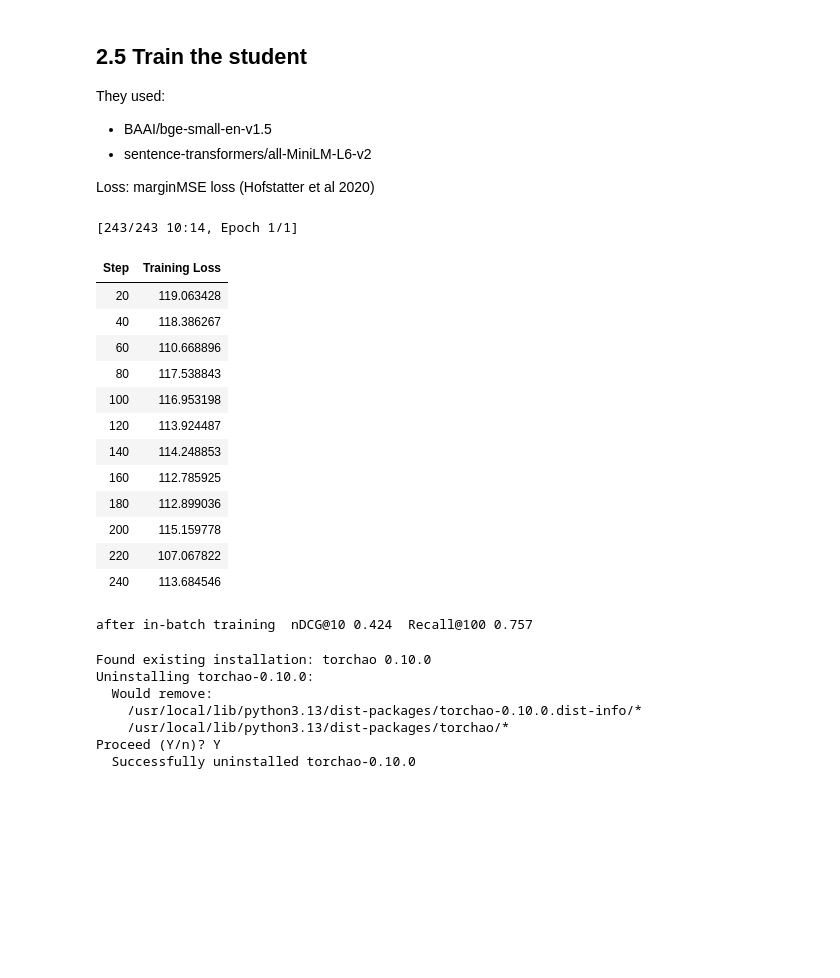
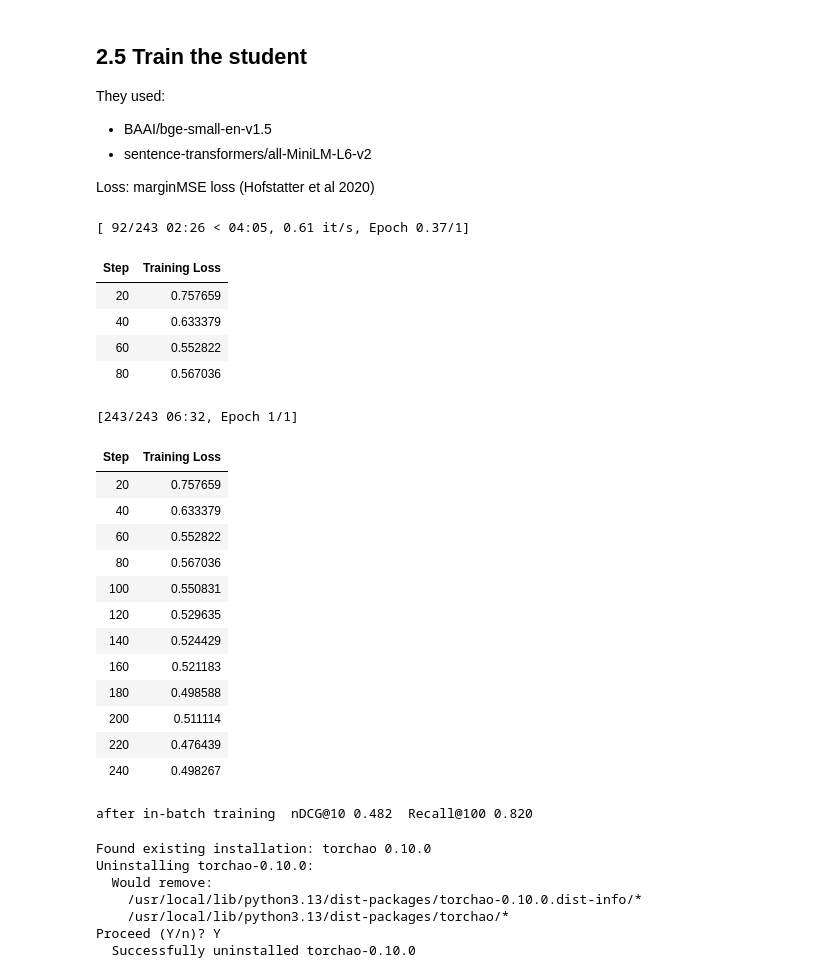
Before and after one commit to fserracrespi/ir2_Project, a Jupyter notebook: pairs/10-gpl/reproduce.ipynb, the cells around one changed output. Drawn from its saved outputs; the diff is of its cells as text; code cells hidden in the pictures; blank space fills up the shorter version.

```diff
--- a/pairs/10-gpl/reproduce.ipynb
+++ b/pairs/10-gpl/reproduce.ipynb
@@ -429,0 +432,42 @@ loaded 7773 queries,  7773 pools and 7773 examples.
+# %%
+import json, os
+
+def rescale_fn(margin, org_min, org_max, new_min, new_max):
+    # unchanged from the GPL repository (gpl/toolkit)
+    if org_max == 0 or org_min == 0:
+        pass
+    elif margin > 0:
+        org_min, new_min = 0, 0
+    else:
+        assert margin <= 0
+        org_max, new_max = 0, 0
+    return new_min + (margin - org_min) * (new_max - new_min) / (org_max - org_min)
+
+
+def rescale_gpl_json(fpath, new_min=-2.0, new_max=2.0, suffix="rescaled"):
+    fpath_rescaled = fpath.replace(".json", f".{suffix}.json")
+    if os.path.exists(fpath_rescaled):
+        print("Rescaled file already exists, skipping:", fpath_rescaled)
+        return fpath_rescaled
+
+    with open(fpath) as f:
+        dataset = json.load(f)
+    margins = [e[3] for e in dataset["examples"]]
+    org_min, org_max = min(margins), max(margins)
+    assert org_min != org_max
+
+    dataset["examples"] = [[q, p, n, rescale_fn(m, org_min, org_max, new_min, new_max)]
+                           for q, p, n, m in dataset["examples"]]
+    dataset["rescale"] = {"org_range": [org_min, org_max], "new_range": [new_min, new_max]}
+
+    with open(fpath_rescaled, "w") as f:
+        json.dump(dataset, f)
+    print(f"Rescaled margins from [{org_min:.2f}, {org_max:.2f}] to [{new_min}, {new_max}] -> {fpath_rescaled}")
+    return fpath_rescaled
+# %%
+path = rescale_gpl_json("/content/drive/MyDrive/gpl/scifact_synthetic_dataset_half_3_10.json")
+
+with open(path) as f:
+    dataset = json.load(f)
+generated, pool_ids, examples = dataset["generated"], dataset["pool_ids"], dataset["examples"]
+print("loaded", len(examples), "examples; rescale info:", dataset["rescale"])
@@ -445,30 +492,37 @@ def train(model, data, output_dir, lr=2e-5):
 # %%
 train_dataset = Dataset.from_dict({
     "text1": [testbed.BGE_QUERY + q[0] for q in examples],
     "text2": [q[1] for q in examples],
     "text3": [q[2] for q in examples],
     "label": [q[3] for q in examples],
 })
 
 student = SentenceTransformer(MODEL, device=testbed.device())
+student.max_seq_length = 350
 train(student, train_dataset, "runs/starter")
 after = evaluate(student, "after in-batch training")
 # %% [output]
-[243/243 10:14, Epoch 1/1]
+[ 92/243 02:26 < 04:05, 0.61 it/s, Epoch 0.37/1]
 | Step | Training Loss |
-| 20 | 119.063428 |
-| 40 | 118.386267 |
-| 60 | 110.668896 |
-| 80 | 117.538843 |
-| 100 | 116.953198 |
-| 120 | 113.924487 |
-| 140 | 114.248853 |
-| 160 | 112.785925 |
-| 180 | 112.899036 |
-| 200 | 115.159778 |
-| 220 | 107.067822 |
-| 240 | 113.684546 |
+| 20 | 0.757659 |
+| 40 | 0.633379 |
+| 60 | 0.552822 |
+| 80 | 0.567036 |
-after in-batch training  nDCG@10 0.424  Recall@100 0.757
+[243/243 06:32, Epoch 1/1]
+| Step | Training Loss |
+| 20 | 0.757659 |
+| 40 | 0.633379 |
+| 60 | 0.552822 |
+| 80 | 0.567036 |
+| 100 | 0.550831 |
+| 120 | 0.529635 |
+| 140 | 0.524429 |
+| 160 | 0.521183 |
+| 180 | 0.498588 |
+| 200 | 0.511114 |
+| 220 | 0.476439 |
+| 240 | 0.498267 |
+after in-batch training  nDCG@10 0.482  Recall@100 0.820
 # %%
 !pip uninstall -y torchao
 # %% [output]
```
Also changed, not shown: parts of 3 cells of this notebook.
